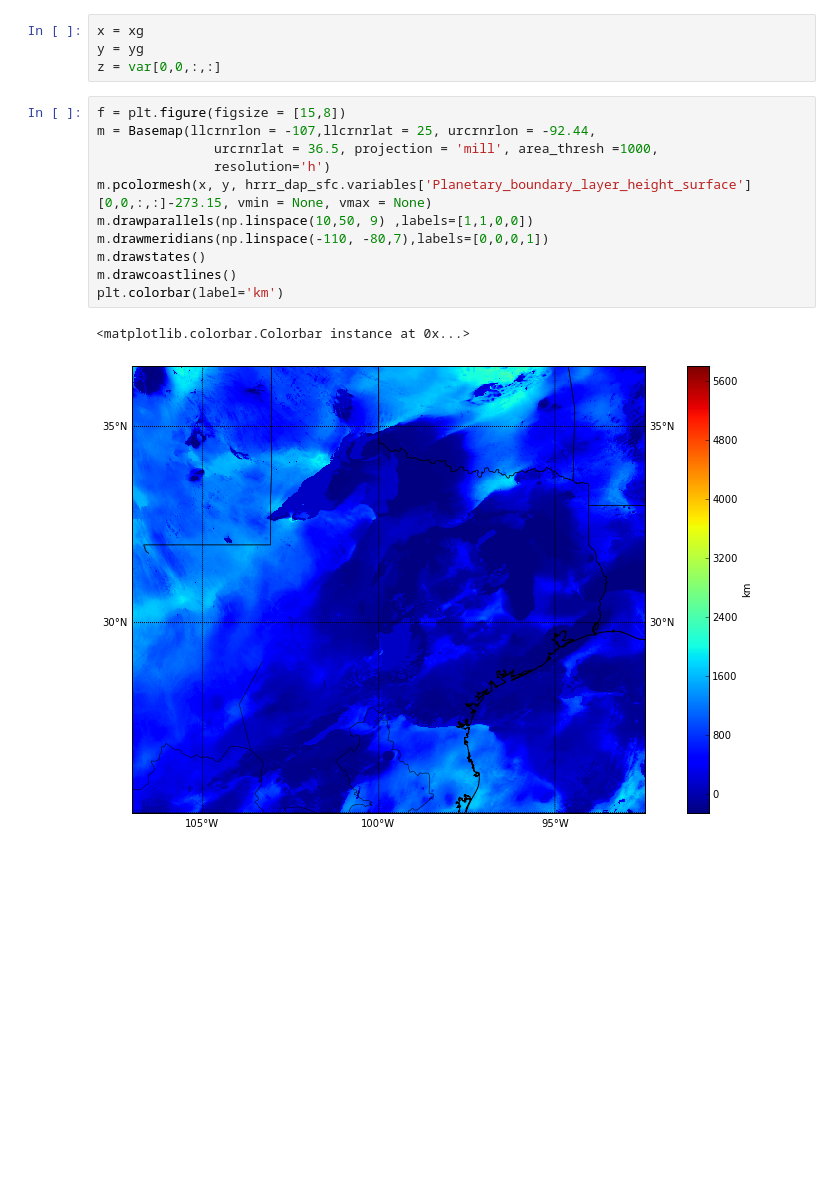
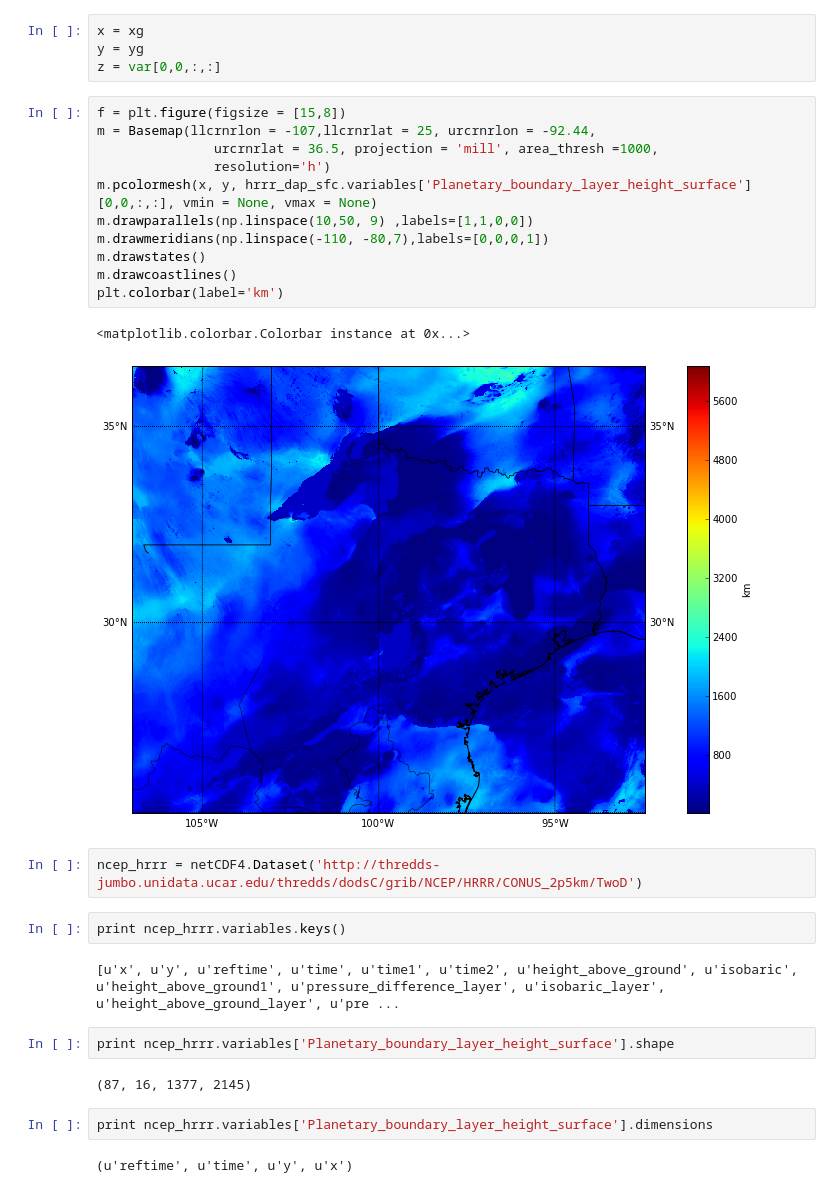
Before and after one commit to jpan1/SULI-2015, a Jupyter notebook: notebooks/PBL Color Maps.ipynb, the cells around one changed output. Cells and saved outputs as stored; diff of their text form; blank space fills up the shorter version.

Commit message:
ENH: Implemented PBL Color Maps to NCEP data

```diff
--- a/notebooks/PBL Color Maps.ipynb
+++ b/notebooks/PBL Color Maps.ipynb
@@ -76,14 +76,28 @@ z = var[0,0,:,:]
 # %%
 f = plt.figure(figsize = [15,8])
 m = Basemap(llcrnrlon = -107,llcrnrlat = 25, urcrnrlon = -92.44,
                urcrnrlat = 36.5, projection = 'mill', area_thresh =1000,
                resolution='h')
-m.pcolormesh(x, y, hrrr_dap_sfc.variables['Planetary_boundary_layer_height_surface'][0,0,:,:]-273.15, vmin = None, vmax = None)
+m.pcolormesh(x, y, hrrr_dap_sfc.variables['Planetary_boundary_layer_height_surface'][0,0,:,:], vmin = None, vmax = None)
 m.drawparallels(np.linspace(10,50, 9) ,labels=[1,1,0,0])
 m.drawmeridians(np.linspace(-110, -80,7),labels=[0,0,0,1])
 m.drawstates()
 m.drawcoastlines()
 plt.colorbar(label='km')
 # %% [output]
 <matplotlib.colorbar.Colorbar instance at 0x...>
-[figure, old version]
+[figure, new version]
+# %%
+ncep_hrrr = netCDF4.Dataset('http://thredds-jumbo.unidata.ucar.edu/thredds/dodsC/grib/NCEP/HRRR/CONUS_2p5km/TwoD')
+# %%
+print ncep_hrrr.variables.keys()
+# %% [output]
+[u'x', u'y', u'reftime', u'time', u'time1', u'time2', u'height_above_ground', u'isobaric', u'height_above_ground1', u'pressure_difference_layer', u'isobaric_layer', u'height_above_ground_layer', u'pre ...
+# %%
+print ncep_hrrr.variables['Planetary_boundary_layer_height_surface'].shape
+# %% [output]
+(87, 16, 1377, 2145)
+# %%
+print ncep_hrrr.variables['Planetary_boundary_layer_height_surface'].dimensions
+# %% [output]
+(u'reftime', u'time', u'y', u'x')
```
Also changed, not shown: parts of 3 cells of this notebook.
